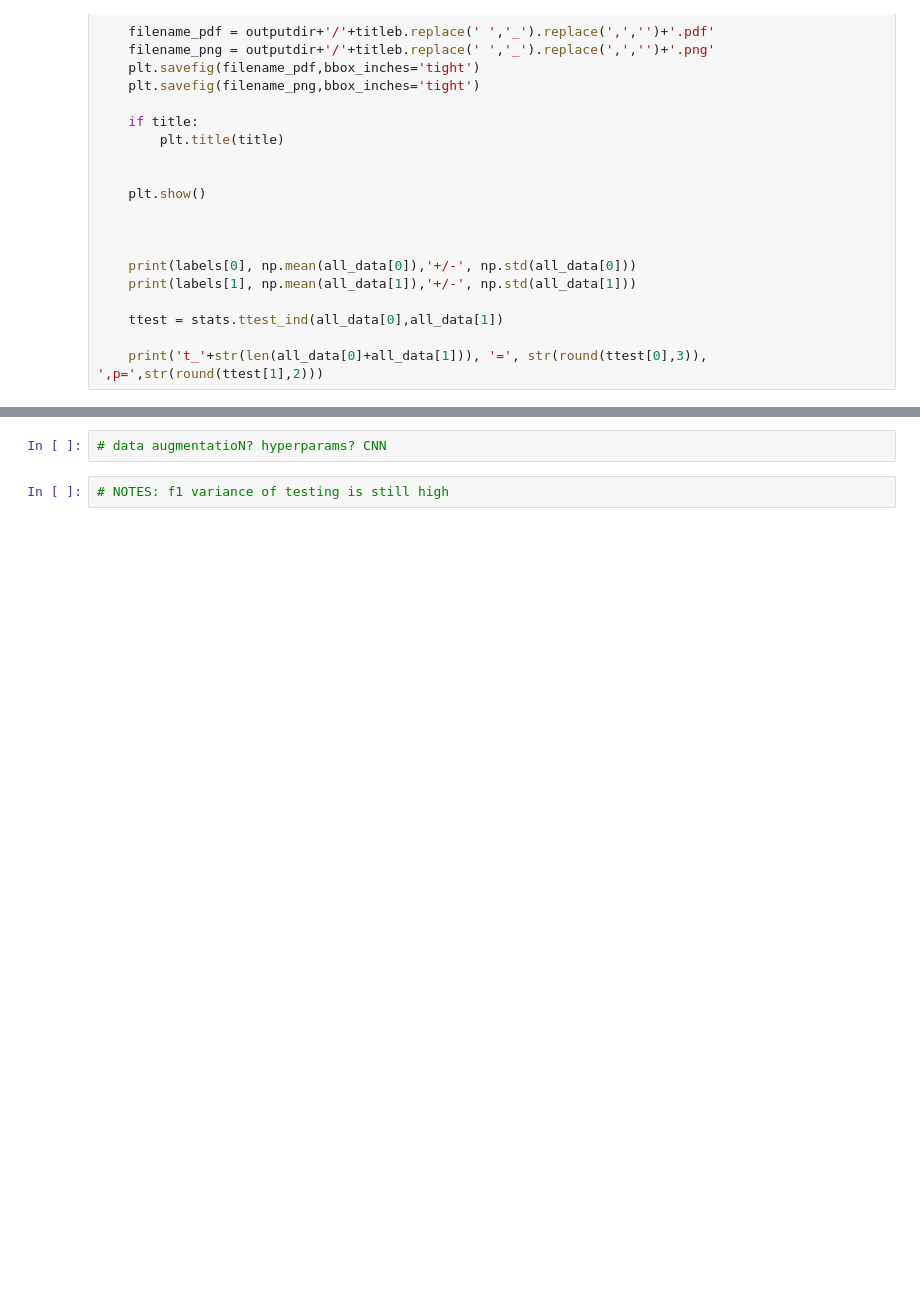
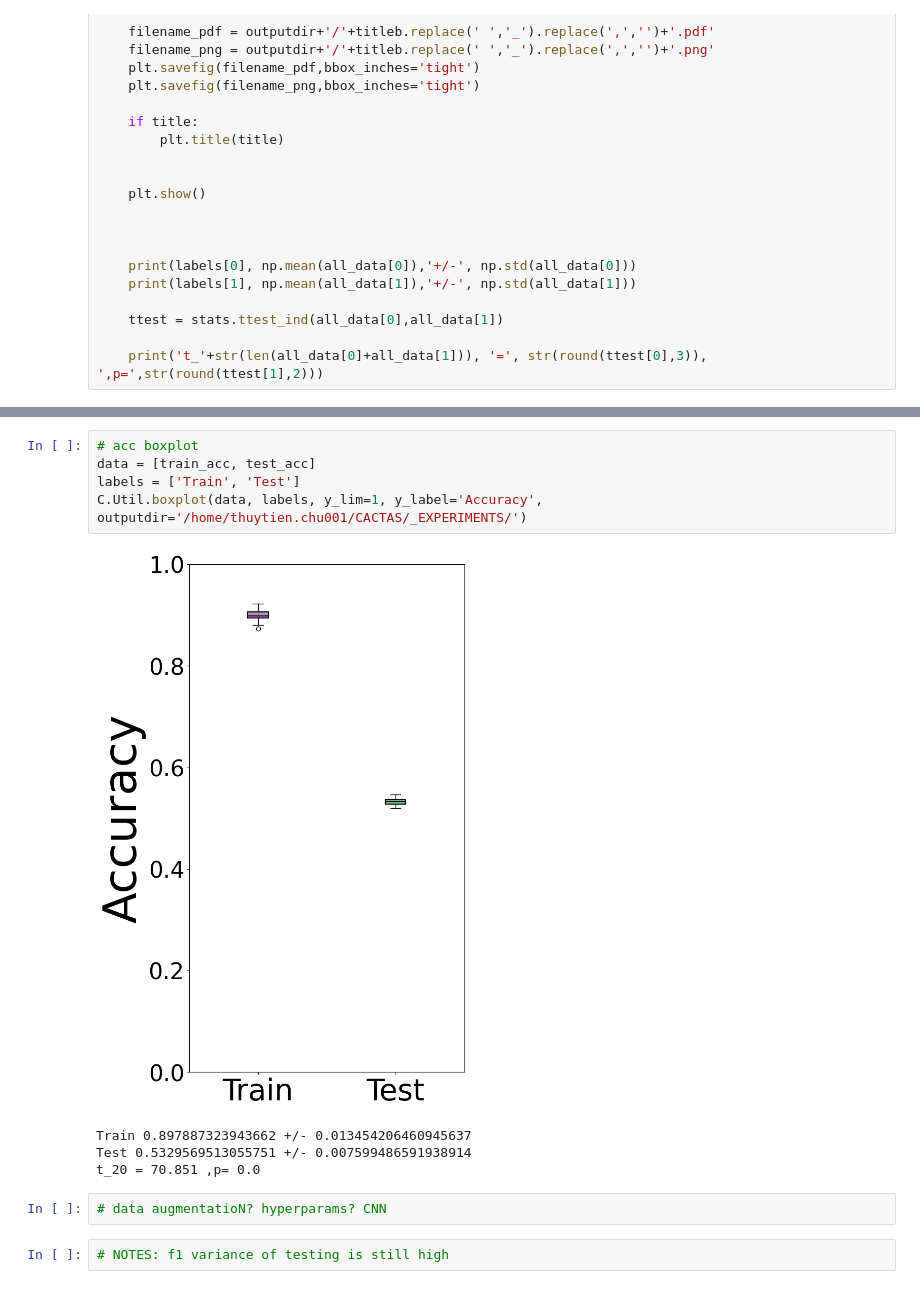
Before and after one commit to jiehyunjkim/cs410_upenn, a Jupyter notebook: experiments/RandomForest.ipynb, the cells around one changed output, grey strips where cells are left out. Cells and saved outputs as stored; diff of their text form; blank space fills up the shorter version.

```diff
--- a/experiments/RandomForest.ipynb
+++ b/experiments/RandomForest.ipynb
@@ -150,3 +160,13 @@ t_20 = 52.714 ,p= 0.0
+# %%
+# acc boxplot
+data = [train_acc, test_acc]
+labels = ['Train', 'Test']
+C.Util.boxplot(data, labels, y_lim=1, y_label='Accuracy', outputdir='/home/thuytien.chu001/CACTAS/_EXPERIMENTS/')
+# %% [output]
+[figure, added]
+Train 0.897887323943662 +/- 0.013454206460945637
+Test 0.5329569513055751 +/- 0.007599486591938914
+t_20 = 70.851 ,p= 0.0
 # %%
 # data augmentatioN? hyperparams? CNN
 # %%
```
Also changed, not shown: parts of 2 cells of this notebook.
